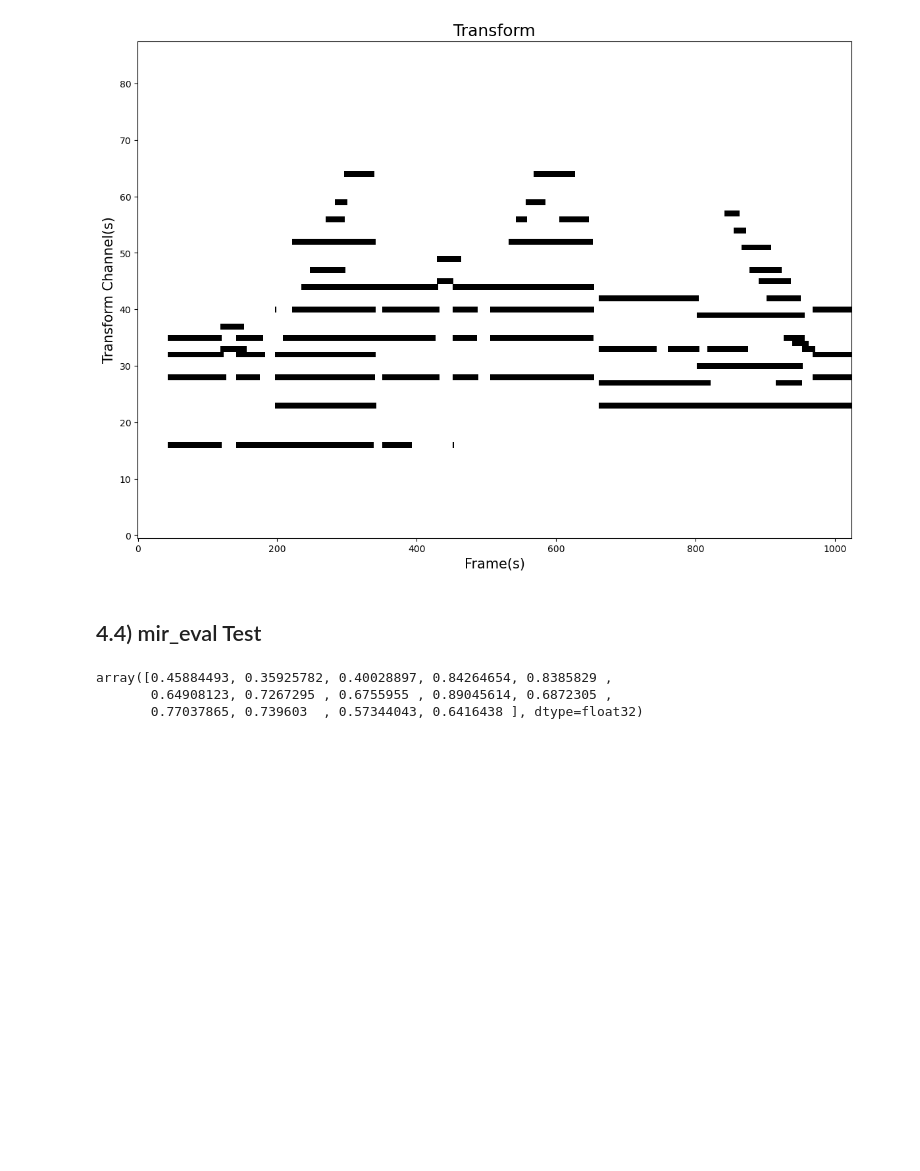
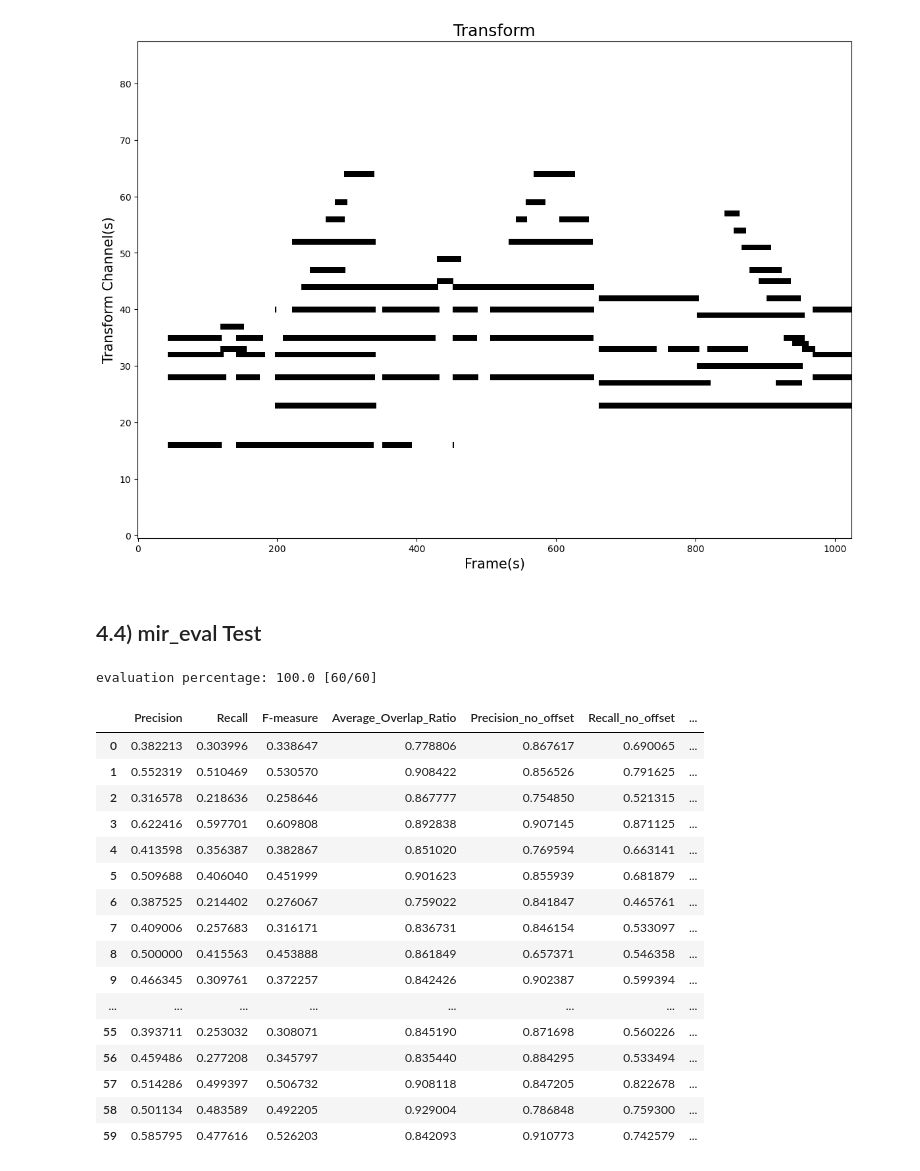
Before and after one commit to wyqy/WYQY_AMT_Model, a Jupyter notebook: newidea.ipynb, the cells around one changed output. Cells and saved outputs as stored; diff of their text form; code cells hidden in the pictures; blank space fills up the shorter version.

Commit message:
update eval

```diff
--- a/newidea.ipynb
+++ b/newidea.ipynb
@@ -440,15 +444,29 @@ model_cnn_eval.eval_preprocess()
 # %%
-'''
-eval_result = model_cnn_eval.note_evaluation(
+all_pitch_eval_result = model_cnn_eval.eval_all_pitch(
     multitone_start_path = initial.config['detect.model.multistart.weight'],
     common_start_path = initial.config['detect.model.commonstart.weight'],
     multitone_duration_path = initial.config['detect.model.multiduration.weight']
 )
-'''
+# %% [output]
+evaluation percentage: 100.0 [60/60]
-# %%
-eval_result
-# %% [output]
-array([0.45884493, 0.35925782, 0.40028897, 0.84264654, 0.8385829 ,
-       0.64908123, 0.7267295 , 0.6755955 , 0.89045614, 0.6872305 ,
-       0.77037865, 0.739603  , 0.57344043, 0.6416438 ], dtype=float32)
+# %%
+all_pitch_eval_result
+# %% [output]
+|  | Precision | Recall | F-measure | Average_Overlap_Ratio | Precision_no_offset | Recall_no_offset | ... |
+| 0 | 0.382213 | 0.303996 | 0.338647 | 0.778806 | 0.867617 | 0.690065 | ... |
+| 1 | 0.552319 | 0.510469 | 0.530570 | 0.908422 | 0.856526 | 0.791625 | ... |
+| 2 | 0.316578 | 0.218636 | 0.258646 | 0.867777 | 0.754850 | 0.521315 | ... |
+| 3 | 0.622416 | 0.597701 | 0.609808 | 0.892838 | 0.907145 | 0.871125 | ... |
+| 4 | 0.413598 | 0.356387 | 0.382867 | 0.851020 | 0.769594 | 0.663141 | ... |
+| 5 | 0.509688 | 0.406040 | 0.451999 | 0.901623 | 0.855939 | 0.681879 | ... |
+| 6 | 0.387525 | 0.214402 | 0.276067 | 0.759022 | 0.841847 | 0.465761 | ... |
+| 7 | 0.409006 | 0.257683 | 0.316171 | 0.836731 | 0.846154 | 0.533097 | ... |
+| 8 | 0.500000 | 0.415563 | 0.453888 | 0.861849 | 0.657371 | 0.546358 | ... |
+| 9 | 0.466345 | 0.309761 | 0.372257 | 0.842426 | 0.902387 | 0.599394 | ... |
+| ... | ... | ... | ... | ... | ... | ... | ... |
+| 55 | 0.393711 | 0.253032 | 0.308071 | 0.845190 | 0.871698 | 0.560226 | ... |
+| 56 | 0.459486 | 0.277208 | 0.345797 | 0.835440 | 0.884295 | 0.533494 | ... |
+| 57 | 0.514286 | 0.499397 | 0.506732 | 0.908118 | 0.847205 | 0.822678 | ... |
+| 58 | 0.501134 | 0.483589 | 0.492205 | 0.929004 | 0.786848 | 0.759300 | ... |
+| 59 | 0.585795 | 0.477616 | 0.526203 | 0.842093 | 0.910773 | 0.742579 | ... |
 # %%
```
Also changed, not shown: parts of 12 cells of this notebook, 4 other files.
